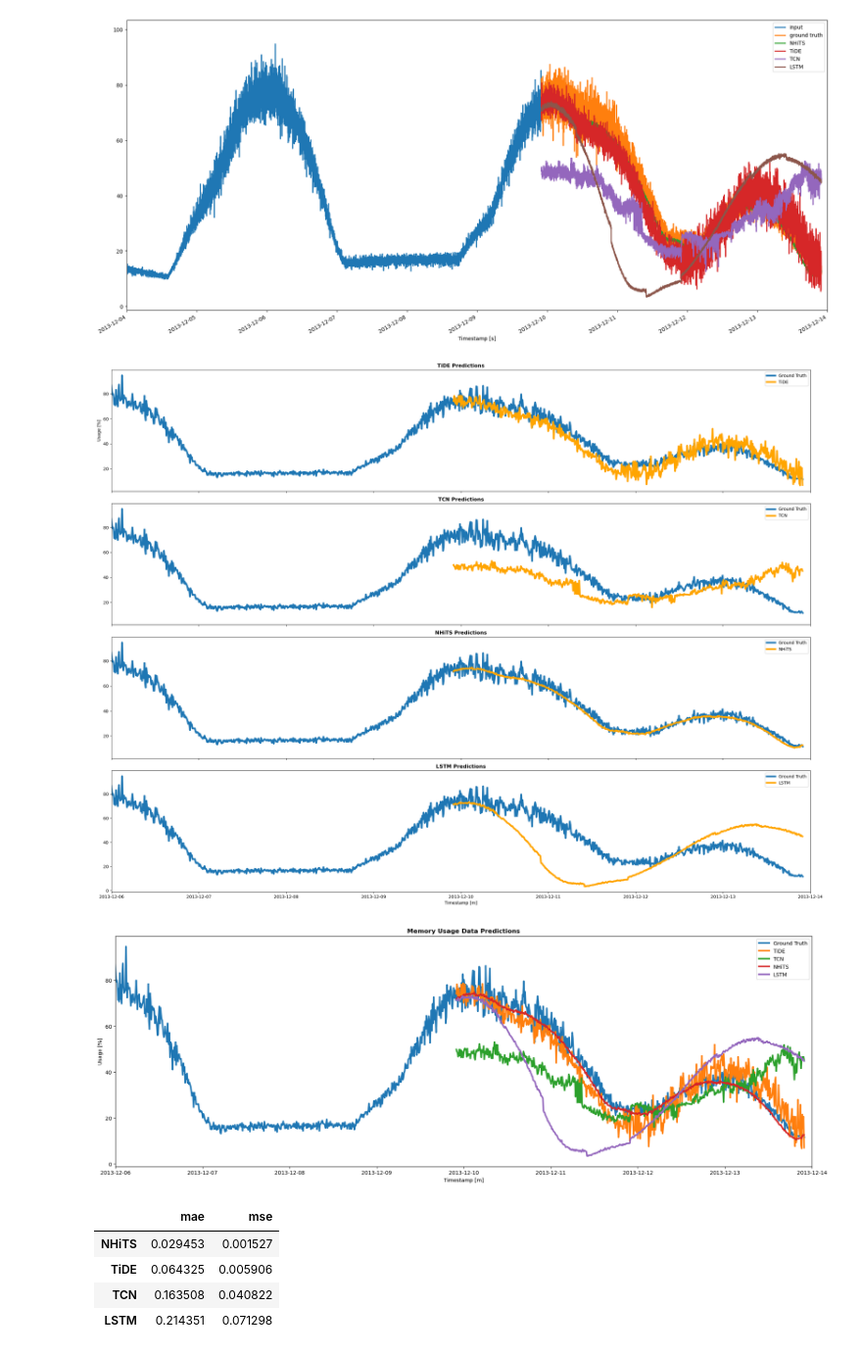
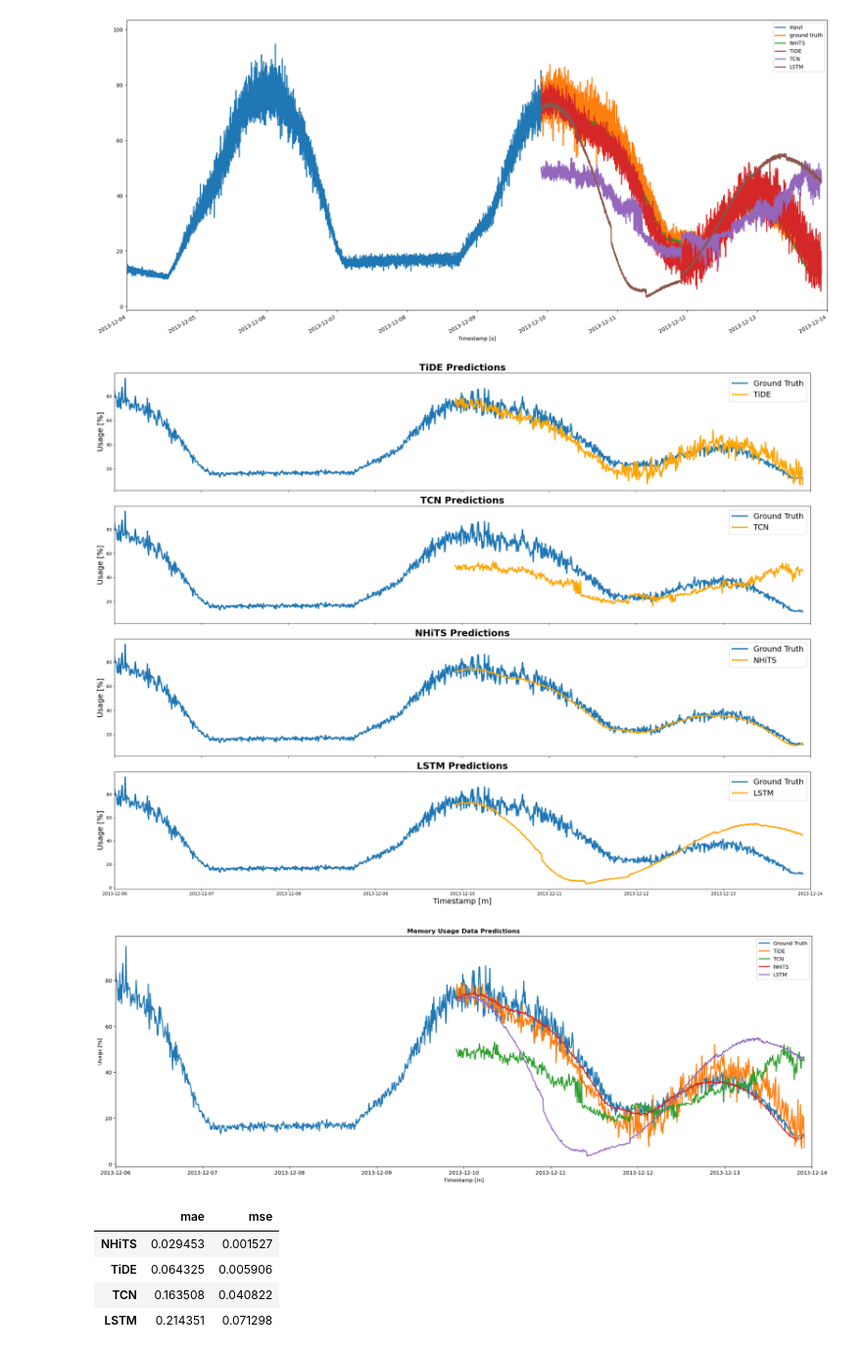
Before and after one commit to shahzaibshaikh/ml-research, a Jupyter notebook: Bitbrains_Predictions_Memory.ipynb, the cells around one changed output. Shown at 98% size. Saved outputs shown, nothing was run; the diff lists cells and outputs as text; code cells hidden in the pictures.

```diff
--- a/Bitbrains_Predictions_Memory.ipynb
+++ b/Bitbrains_Predictions_Memory.ipynb
@@ -263,41 +265,40 @@ fig, axs = plt.subplots(4, 1, figsize=(24, 18), sharex=True)
 # Iterate over each subplot and plot the corresponding data
 for ax, model_output, model_name in zip(axs, [pred_series_tide, pred_series_tcn, pred_series_nhits, pred_series_lstm],
                                                ['TiDE', 'TCN', 'NHiTS', 'LSTM']):
     # Plot ground truth
-    ax.plot(ground_truth['Timestamp [s]'][-pred_steps:], ground_truth['Memory usage [%]'][-pred_steps:], label='Ground Truth', linewidth=4)
+    ax.plot(ground_truth['Timestamp [s]'][-pred_steps:], ground_truth['Memory usage [%]'][-pred_steps:], label='Ground Truth', linewidth=3)
 
     # Plot model output
-    ax.plot(model_output['Timestamp [s]'], model_output['Memory usage [%]'], label=model_name, color="orange", linewidth=4)
+    ax.plot(model_output['Timestamp [s]'], model_output['Memory usage [%]'], label=model_name, color="orange", linewidth=3)
 
     # Bold the title for each subplot
-    ax.set_title(f'{model_name} Predictions', fontweight='bold')
+    ax.set_title(f'{model_name} Predictions', fontweight='bold', fontsize=22)
 
     # Set y-axis label for the first subplot only
-    if ax is axs[0]:
-        ax.set_ylabel('Usage [%]')
+    ax.set_ylabel('Usage [%]', fontsize=18)
 
     # Turn off grid lines for the x-axis
     ax.grid(False, axis='x')
 
     # Set x-axis locator and formatter
     ax.xaxis.set_major_locator(mdates.AutoDateLocator())
     ax.xaxis.set_major_formatter(mdates.DateFormatter('%Y-%m-%d'))
-    ax.legend()
+    ax.legend(fontsize=18)
 
 # Set common x-axis label
-axs[-1].set_xlabel('Timestamp [m]')
+axs[-1].set_xlabel('Timestamp [m]', fontsize=18)
 plt.xlim(start_date, end_date)
 
 # Adjust layout
 plt.tight_layout()
 
 # Save the plot to disk (change 'cpu_trend_predictions_subplots.png' to your desired filename and format)
 plt.savefig('memory_trend_predictions_subplots.png')
 
 # Show the plot
 plt.show()
 # %% [output]
-[figure, old version]
+[figure, new version]
 # %%
 plt.figure(figsize=(24, 8))
 start_date = pd.Timestamp("2013-12-6")
@@ -306,11 +307,11 @@ plt.xlim(start_date, end_date)
 
 
 # Plotting the timeseries with customizations
-plt.plot(ground_truth['Timestamp [s]'][-pred_steps:], ground_truth['Memory usage [%]'][-pred_steps:], label='Ground Truth', linewidth=3)
-plt.plot(pred_series_tide['Timestamp [s]'], pred_series_tide['Memory usage [%]'], label='TiDE', linewidth=3)
-plt.plot(pred_series_tcn['Timestamp [s]'], pred_series_tcn['Memory usage [%]'], label='TCN',  linewidth=3)
-plt.plot(pred_series_nhits['Timestamp [s]'], pred_series_nhits['Memory usage [%]'], label='NHiTS', linewidth=3)
-plt.plot(pred_series_lstm['Timestamp [s]'], pred_series_lstm['Memory usage [%]'], label='LSTM', linewidth=3)
+plt.plot(ground_truth['Timestamp [s]'][-pred_steps:], ground_truth['Memory usage [%]'][-pred_steps:], label='Ground Truth', linewidth=2)
+plt.plot(pred_series_tide['Timestamp [s]'], pred_series_tide['Memory usage [%]'], label='TiDE', linewidth=2)
+plt.plot(pred_series_tcn['Timestamp [s]'], pred_series_tcn['Memory usage [%]'], label='TCN',  linewidth=2)
+plt.plot(pred_series_nhits['Timestamp [s]'], pred_series_nhits['Memory usage [%]'], label='NHiTS', linewidth=2)
+plt.plot(pred_series_lstm['Timestamp [s]'], pred_series_lstm['Memory usage [%]'], label='LSTM', linewidth=2)
 
 # Bold the title
 plt.title('Memory Usage Data Predictions', fontweight='bold')
@@ -330,7 +331,7 @@ plt.savefig('memory_trend_predictions.png')
 # Show the plot
 plt.show()
 # %% [output]
-[figure, old version]
+[figure, new version]
 # %%
 results_df = pd.DataFrame.from_dict(result_accumulator, orient="index")
 results_df.head()
```
Also changed, not shown: parts of 1 cell of this notebook, 4 other files.
